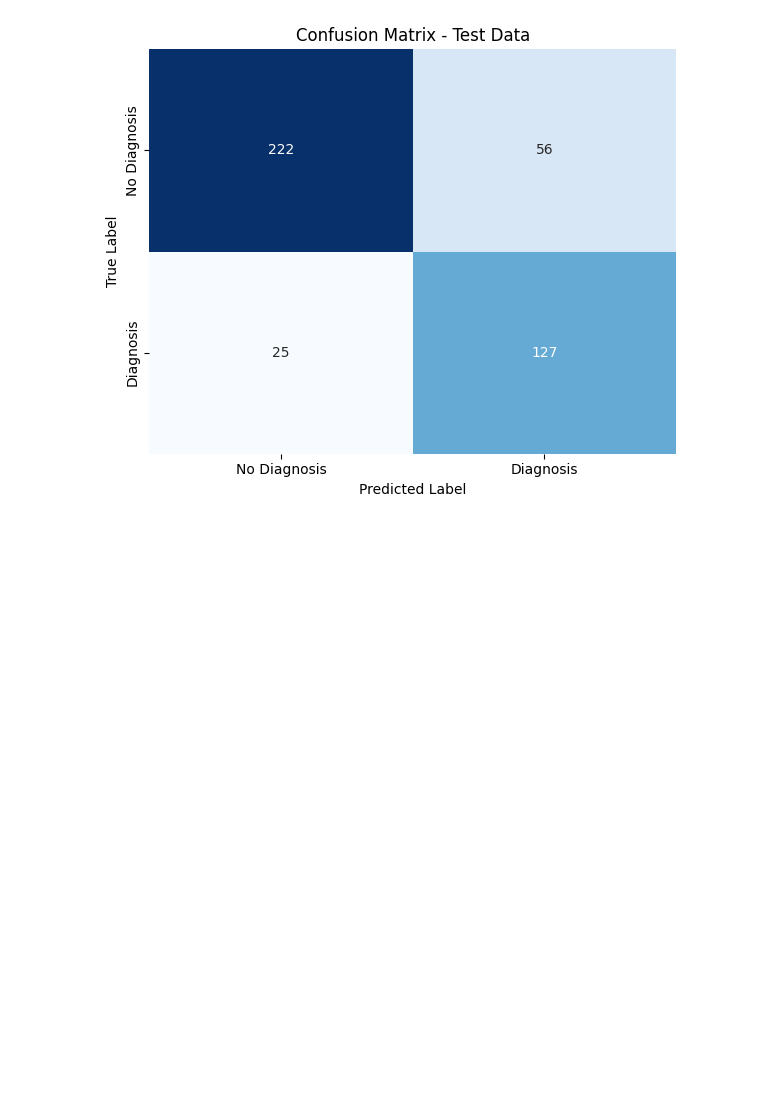
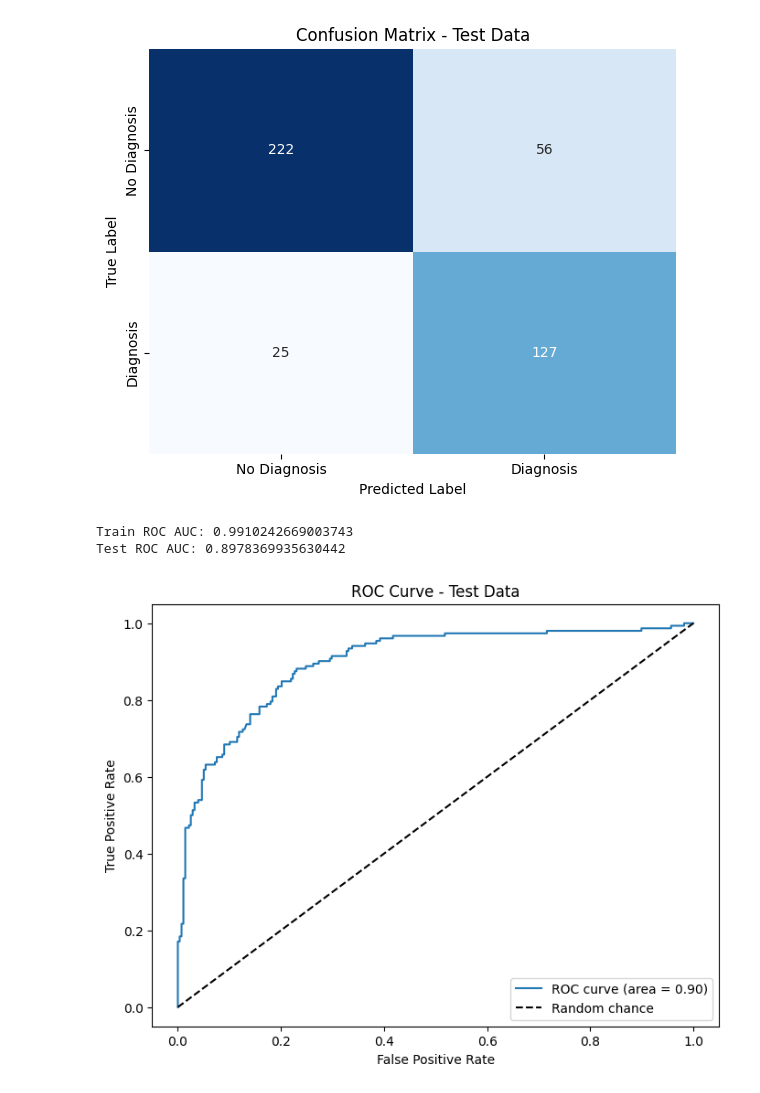
Before and after one commit to kaushal2m2/sta141c-final-proj, a Jupyter notebook: SVM_alz.ipynb, the cells around one changed output. Cells and saved outputs as stored; diff of their text form; code cells hidden in the pictures; blank space fills up the shorter version.

```diff
--- a/SVM_alz.ipynb
+++ b/SVM_alz.ipynb
@@ -518,3 +518,29 @@ plt.show()
 0  Final Train  0.945317   0.881306  0.976974  0.926677
 1   Final Test  0.811628   0.693989  0.835526  0.758209
 [figure]
+# %%
+from sklearn.metrics import roc_auc_score, roc_curve
+import matplotlib.pyplot as plt
+
+# Calculate ROC-AUC for the training set
+roc_auc_train = roc_auc_score(y_train, model.predict_proba(X_train)[:, 1])
+print("Train ROC AUC:", roc_auc_train)
+
+# Calculate ROC-AUC for the test set
+roc_auc_test = roc_auc_score(y_test, model.predict_proba(X_test)[:, 1])
+print("Test ROC AUC:", roc_auc_test)
+
+# Bonus: Plot the ROC Curve for the test set
+fpr, tpr, thresholds = roc_curve(y_test, model.predict_proba(X_test)[:, 1])
+plt.figure(figsize=(8, 6))
+plt.plot(fpr, tpr, label=f"ROC curve (area = {roc_auc_test:.2f})")
+plt.plot([0, 1], [0, 1], 'k--', label='Random chance')
+plt.xlabel("False Positive Rate")
+plt.ylabel("True Positive Rate")
+plt.title("ROC Curve - Test Data")
+plt.legend(loc="lower right")
+plt.show()
+# %% [output]
+Train ROC AUC: 0.9910242669003743
+Test ROC AUC: 0.8978369935630442
+[figure, added]
```
Also changed, not shown: parts of 1 cell of this notebook, 2 other files.
